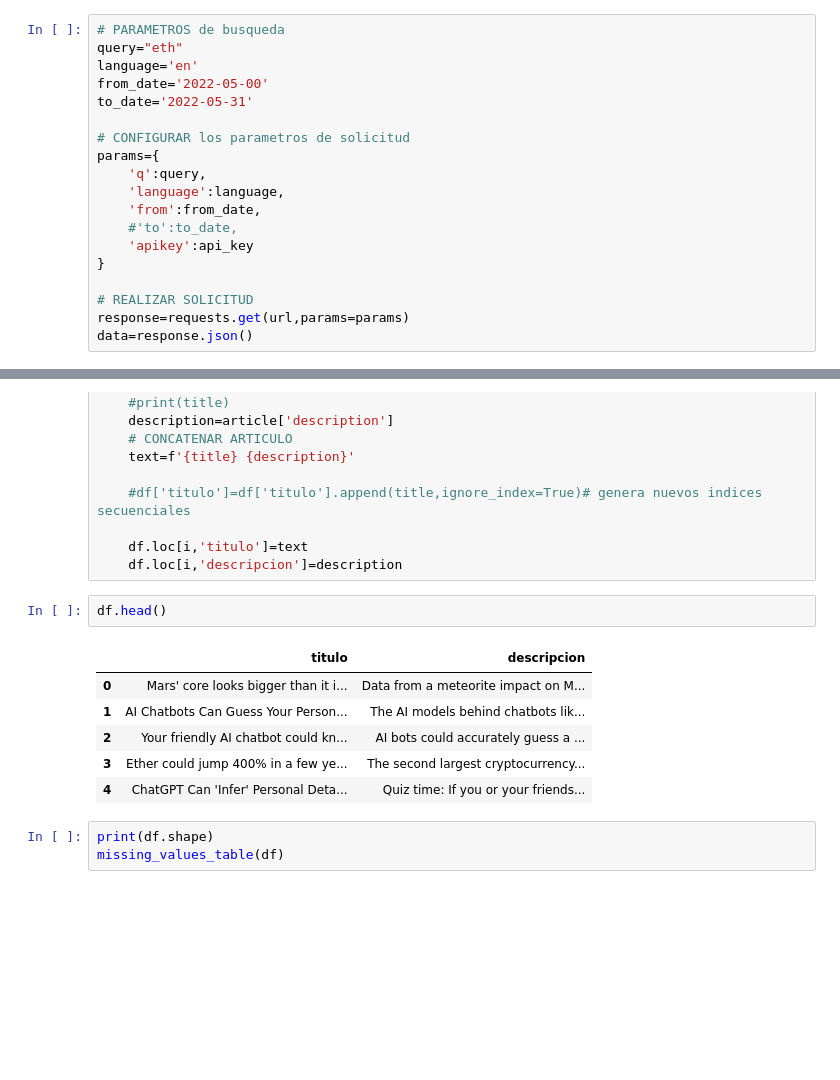
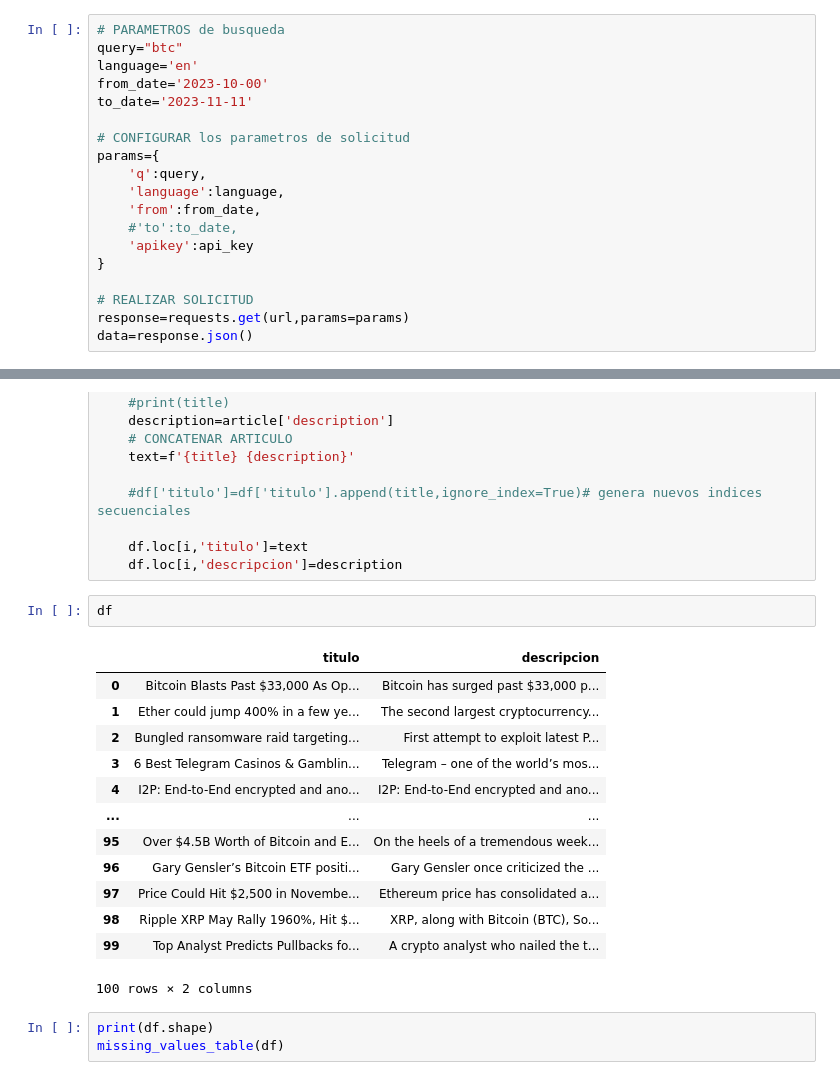
Before and after one commit to rodcordova/Deteccion-de-emociones, a Jupyter notebook: api_news_EDA.ipynb, the cells around one changed output, grey strips where cells are left out. Cells and saved outputs as stored; diff of their text form; blank space fills up the shorter version.

```diff
--- a/api_news_EDA.ipynb
+++ b/api_news_EDA.ipynb
@@ -27,10 +27,10 @@ url="https://newsapi.org/v2/everything"
 api_key="12053cc7ad9a40ea900480710c3b6b01"
 # %%
 # PARAMETROS de busqueda
-query="eth"
+query="btc"
 language='en'
-from_date='2022-05-00'
-to_date='2022-05-31'
+from_date='2023-10-00'
+to_date='2023-11-11'
 
 # CONFIGURAR los parametros de solicitud
 params={
@@ -81,14 +81,21 @@ for i,article in enumerate(data["articles"]):
     df.loc[i,'titulo']=text
     df.loc[i,'descripcion']=description
 # %%
-df.head()
+df
 # %% [output]
 |  | titulo | descripcion |
-| 0 | Mars' core looks bigger than it i... | Data from a meteorite impact on M... |
-| 1 | AI Chatbots Can Guess Your Person... | The AI models behind chatbots lik... |
-| 2 | Your friendly AI chatbot could kn... | AI bots could accurately guess a ... |
-| 3 | Ether could jump 400% in a few ye... | The second largest cryptocurrency... |
-| 4 | ChatGPT Can 'Infer' Personal Deta... | Quiz time: If you or your friends... |
+| 0 | Bitcoin Blasts Past $33,000 As Op... | Bitcoin has surged past $33,000 p... |
+| 1 | Ether could jump 400% in a few ye... | The second largest cryptocurrency... |
+| 2 | Bungled ransomware raid targeting... | First attempt to exploit latest P... |
+| 3 | 6 Best Telegram Casinos & Gamblin... | Telegram – one of the world’s mos... |
+| 4 | I2P: End-to-End encrypted and ano... | I2P: End-to-End encrypted and ano... |
+| ... | ... | ... |
+| 95 | Over $4.5B Worth of Bitcoin and E... | On the heels of a tremendous week... |
+| 96 | Gary Gensler’s Bitcoin ETF positi... | Gary Gensler once criticized the ... |
+| 97 | Price Could Hit $2,500 in Novembe... | Ethereum price has consolidated a... |
+| 98 | Ripple XRP May Rally 1960%, Hit $... | XRP, along with Bitcoin (BTC), So... |
+| 99 | Top Analyst Predicts Pullbacks fo... | A crypto analyst who nailed the t... |
+100 rows × 2 columns
 # %%
 print(df.shape)
 missing_values_table(df)
```
Also changed, not shown: parts of 27 cells of this notebook, 7 other files.
